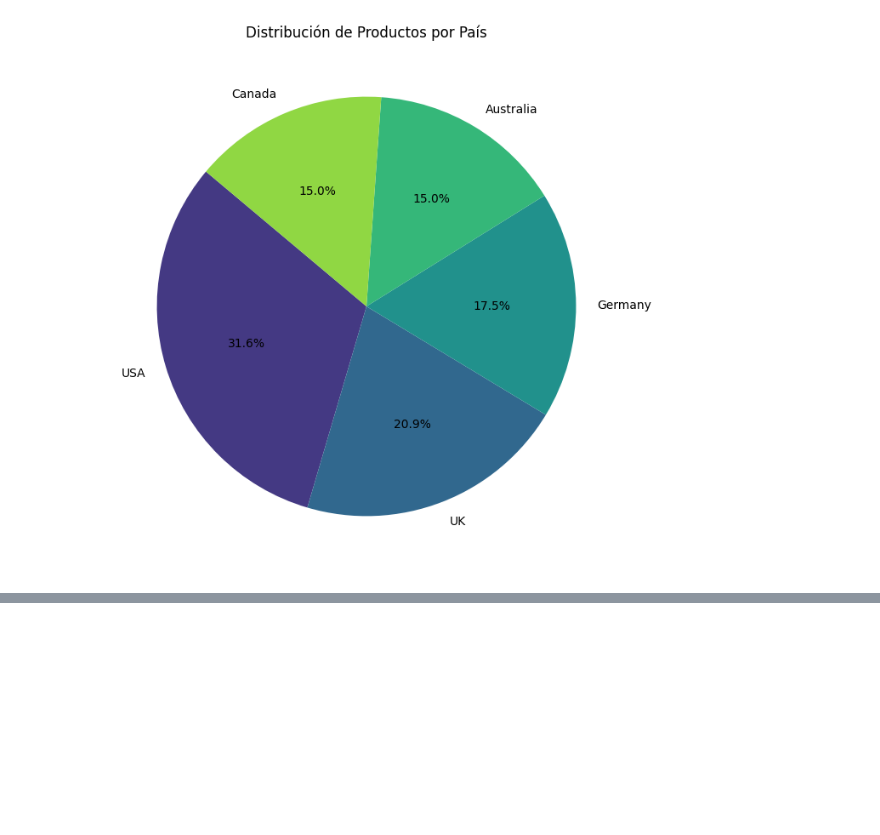
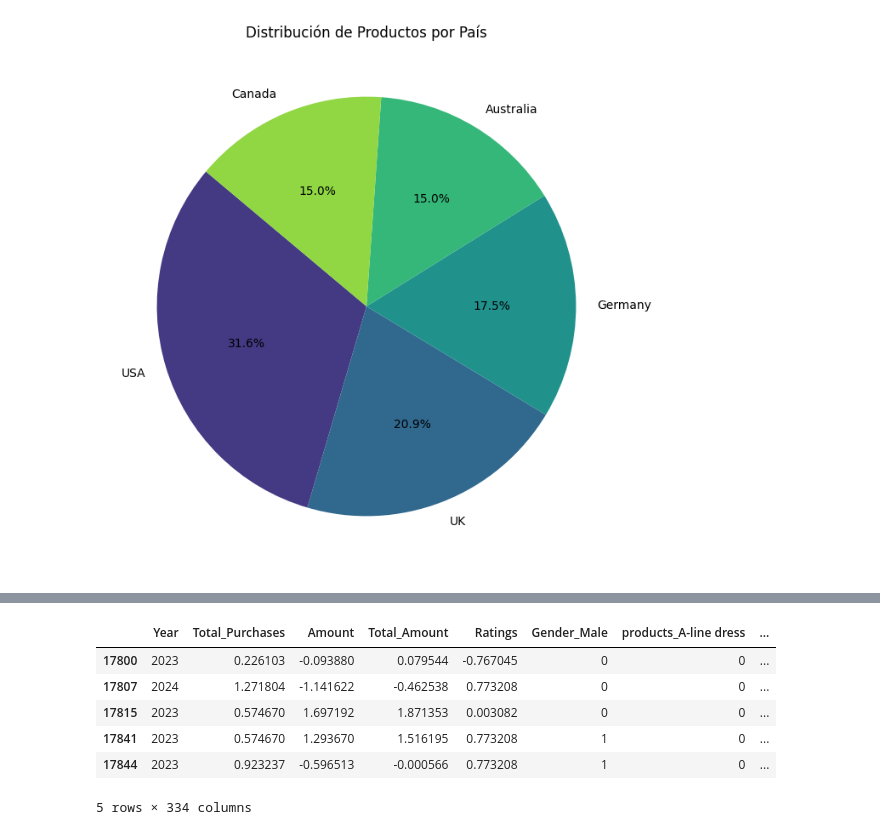
Before and after one commit to AAGJ89/TC4016_SW_Group_10, a Jupyter notebook: notebooks/SIP_Notebook.ipynb, the cells around one changed output, grey strips where cells are left out. Drawn from its saved outputs; the diff is of its cells as text; code cells hidden in the pictures; blank space fills up the shorter version.

```diff
--- a/notebooks/SIP_Notebook.ipynb
+++ b/notebooks/SIP_Notebook.ipynb
@@ -452,0 +560,10 @@ Passing `palette` without assigning `hue` is deprecated and will be removed in v
+# %%
+df_encoded.head()
+# %% [output]
+|  | Year | Total_Purchases | Amount | Total_Amount | Ratings | Gender_Male | products_A-line dress | ... |
+| 17800 | 2023 | 0.226103 | -0.093880 | 0.079544 | -0.767045 | 0 | 0 | ... |
+| 17807 | 2024 | 1.271804 | -1.141622 | -0.462538 | 0.773208 | 0 | 0 | ... |
+| 17815 | 2023 | 0.574670 | 1.697192 | 1.871353 | 0.003082 | 0 | 0 | ... |
+| 17841 | 2023 | 0.574670 | 1.293670 | 1.516195 | 0.773208 | 1 | 0 | ... |
+| 17844 | 2023 | 0.923237 | -0.596513 | -0.000566 | 0.773208 | 1 | 0 | ... |
+5 rows × 334 columns
```
Also changed, not shown: parts of 9 cells of this notebook, 21 other files.
